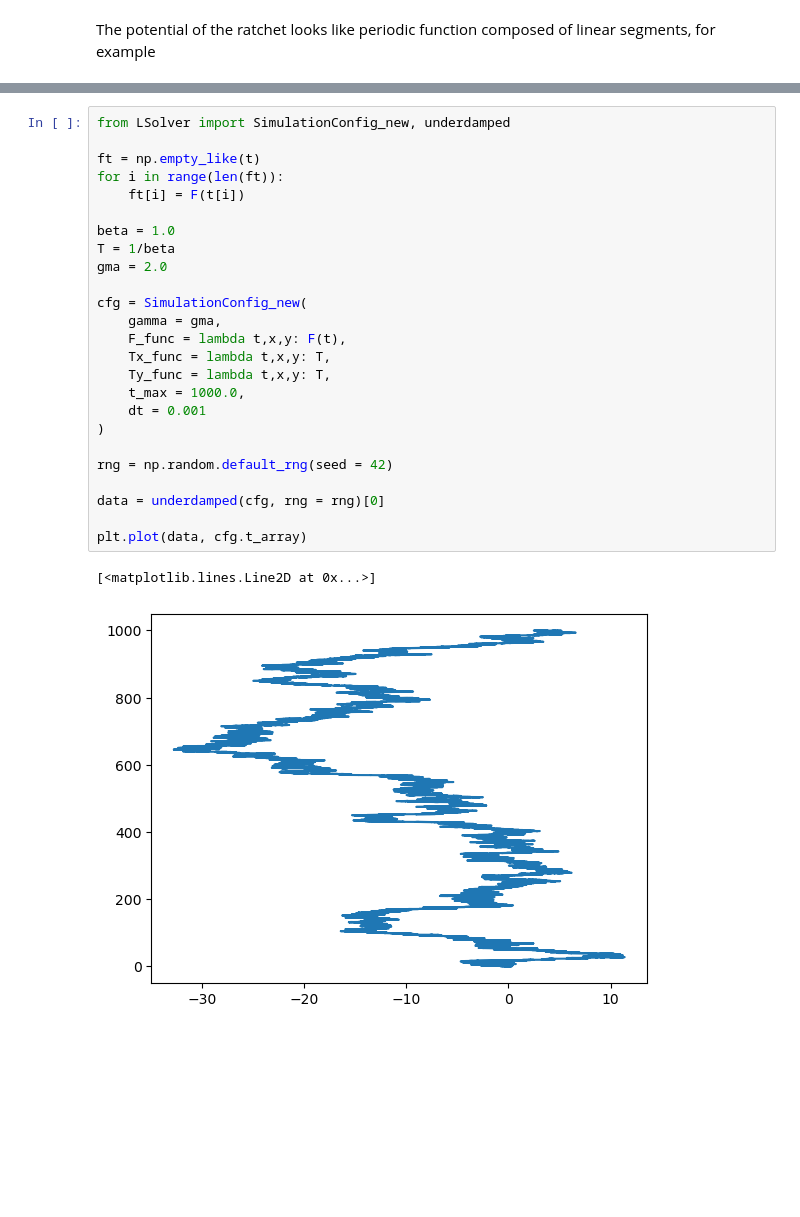
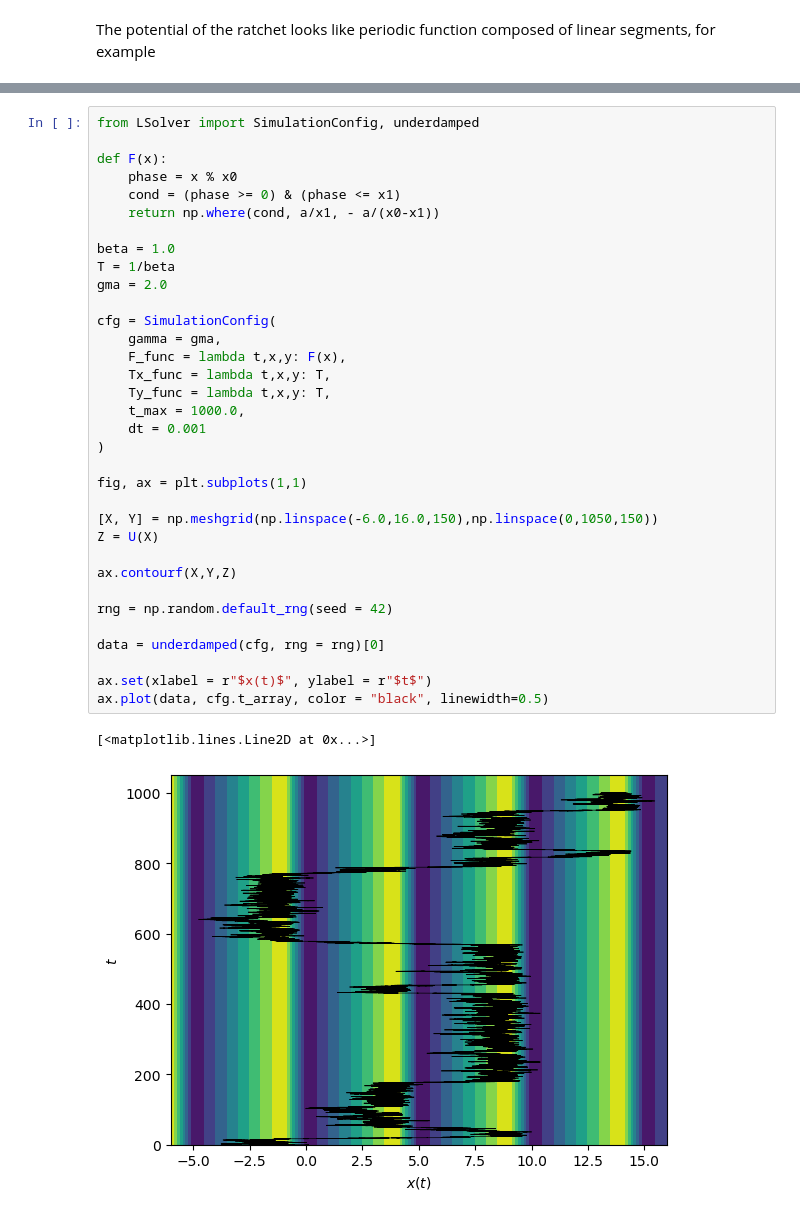
Before and after one commit to Ben-Janda/Molecular-Motor, a Jupyter notebook: 02_Feynmans-ratchet.ipynb, the cells around one changed output, grey strips where cells are left out. Cells and saved outputs as stored; diff of their text form; blank space fills up the shorter version.

```diff
--- a/02_Feynmans-ratchet.ipynb
+++ b/02_Feynmans-ratchet.ipynb
@@ -36,29 +28,38 @@ def F(t):
 [figure]
 # %%
-from LSolver import SimulationConfig_new, underdamped
+from LSolver import SimulationConfig, underdamped
 
-ft = np.empty_like(t)
-for i in range(len(ft)):
-    ft[i] = F(t[i])
+def F(x):
+    phase = x % x0
+    cond = (phase >= 0) & (phase <= x1)
+    return np.where(cond, a/x1, - a/(x0-x1))
 
 beta = 1.0
 T = 1/beta
 gma = 2.0
 
-cfg = SimulationConfig_new(
+cfg = SimulationConfig(
     gamma = gma,
-    F_func = lambda t,x,y: F(t),
+    F_func = lambda t,x,y: F(x),
     Tx_func = lambda t,x,y: T,
     Ty_func = lambda t,x,y: T,
     t_max = 1000.0,
     dt = 0.001
 )
 
+fig, ax = plt.subplots(1,1)
+
+[X, Y] = np.meshgrid(np.linspace(-6.0,16.0,150),np.linspace(0,1050,150))
+Z = U(X)
+
+ax.contourf(X,Y,Z)
+
 rng = np.random.default_rng(seed = 42)
 
 data = underdamped(cfg, rng = rng)[0]
 
-plt.plot(data, cfg.t_array)
+ax.set(xlabel = r"$x(t)$", ylabel = r"$t$")
+ax.plot(data, cfg.t_array, color = "black", linewidth=0.5)
 # %% [output]
 [<matplotlib.lines.Line2D at 0x...>]
-[figure, old version]
+[figure, new version]
```
Also changed, not shown: parts of 2 cells of this notebook.
